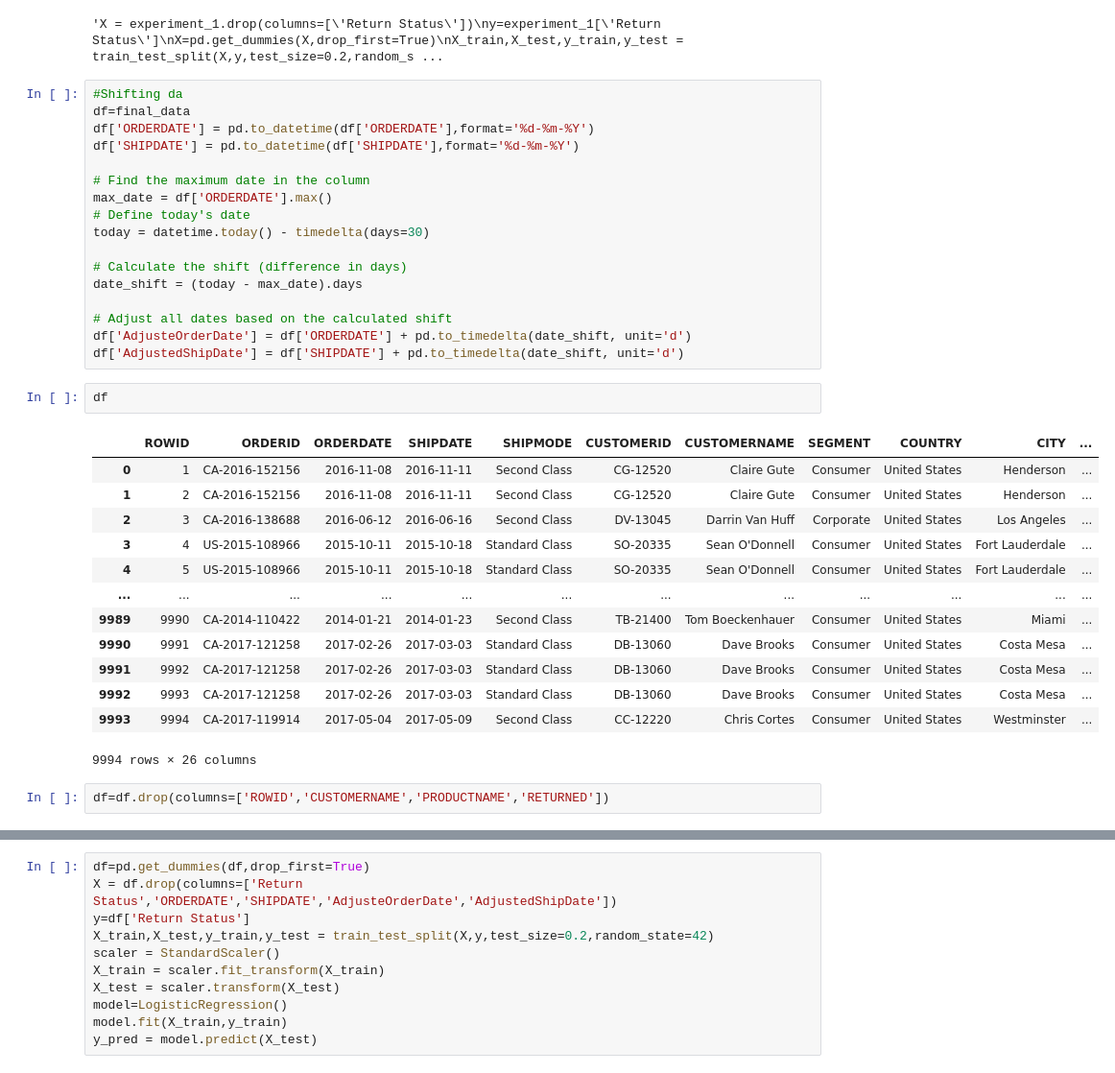
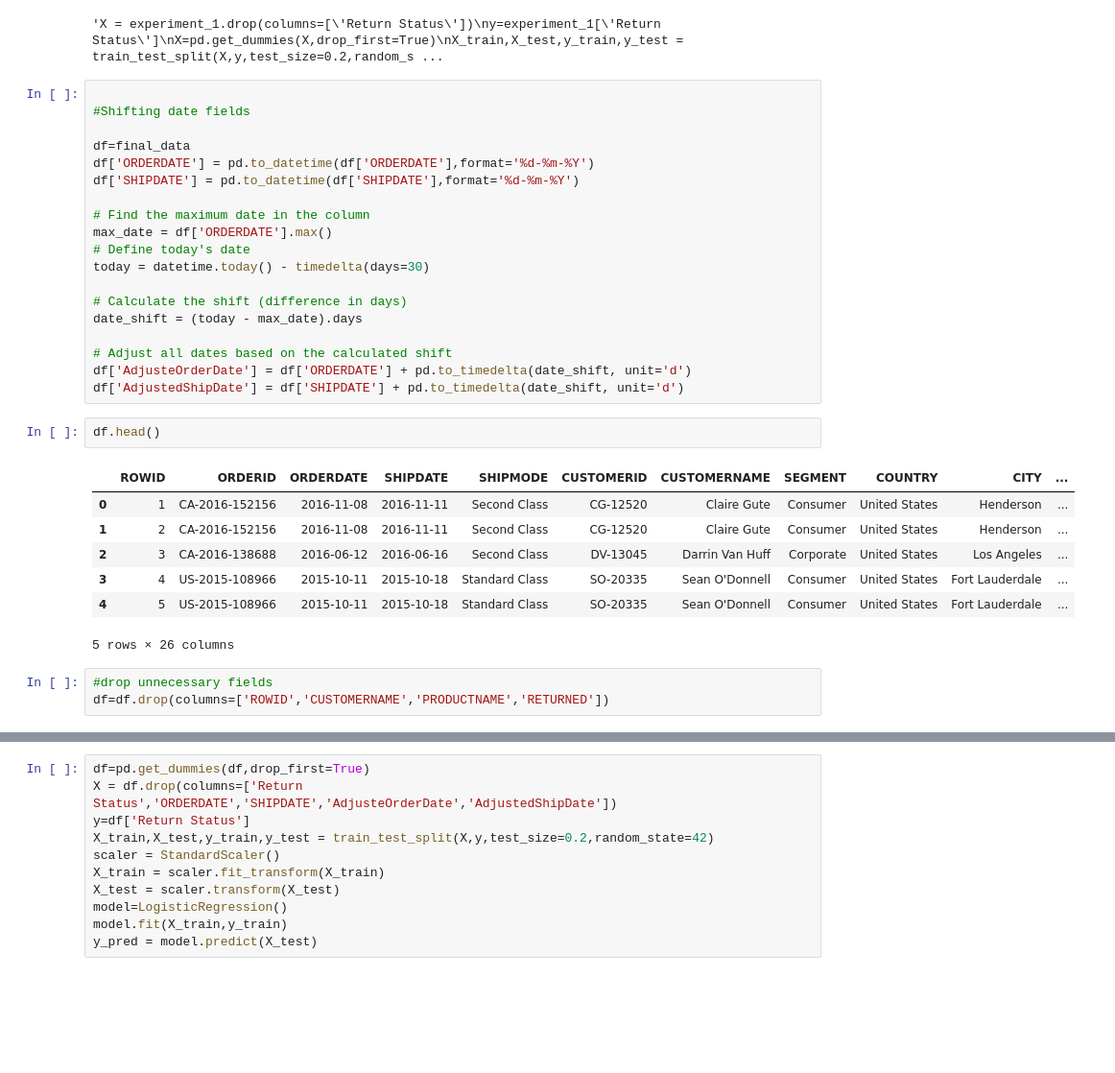
Before and after one commit to MandalaSandeep0704/Sandeep, a Jupyter notebook: Untitled.ipynb, the cells around one changed output, grey strips where cells are left out. Shown: that part at 96% size. Drawn from its saved outputs; the diff is of its cells as text; blank space fills up the shorter version.

```diff
--- a/Untitled.ipynb
+++ b/Untitled.ipynb
@@ -259,7 +259,9 @@ for name,model in models.items():
 # %% [output]
 'X = experiment_1.drop(columns=[\'Return Status\'])\ny=experiment_1[\'Return Status\']\nX=pd.get_dummies(X,drop_first=True)\nX_train,X_test,y_train,y_test = train_test_split(X,y,test_size=0.2,random_s ...
 # %%
-#Shifting da
+
+#Shifting date fields
+
 df=final_data
 df['ORDERDATE'] = pd.to_datetime(df['ORDERDATE'],format='%d-%m-%Y')
 df['SHIPDATE'] = pd.to_datetime(df['SHIPDATE'],format='%d-%m-%Y')
@@ -276,20 +278,15 @@ date_shift = (today - max_date).days
 df['AdjusteOrderDate'] = df['ORDERDATE'] + pd.to_timedelta(date_shift, unit='d')
 df['AdjustedShipDate'] = df['SHIPDATE'] + pd.to_timedelta(date_shift, unit='d')
 # %%
-df
+df.head()
 # %% [output]
 |  | ROWID | ORDERID | ORDERDATE | SHIPDATE | SHIPMODE | CUSTOMERID | CUSTOMERNAME | SEGMENT | COUNTRY | CITY | ... |
 | 0 | 1 | CA-2016-152156 | 2016-11-08 | 2016-11-11 | Second Class | CG-12520 | Claire Gute | Consumer | United States | Henderson | ... |
 | 1 | 2 | CA-2016-152156 | 2016-11-08 | 2016-11-11 | Second Class | CG-12520 | Claire Gute | Consumer | United States | Henderson | ... |
 | 2 | 3 | CA-2016-138688 | 2016-06-12 | 2016-06-16 | Second Class | DV-13045 | Darrin Van Huff | Corporate | United States | Los Angeles | ... |
 | 3 | 4 | US-2015-108966 | 2015-10-11 | 2015-10-18 | Standard Class | SO-20335 | Sean O'Donnell | Consumer | United States | Fort Lauderdale | ... |
 | 4 | 5 | US-2015-108966 | 2015-10-11 | 2015-10-18 | Standard Class | SO-20335 | Sean O'Donnell | Consumer | United States | Fort Lauderdale | ... |
-| ... | ... | ... | ... | ... | ... | ... | ... | ... | ... | ... | ... |
-| 9989 | 9990 | CA-2014-110422 | 2014-01-21 | 2014-01-23 | Second Class | TB-21400 | Tom Boeckenhauer | Consumer | United States | Miami | ... |
-| 9990 | 9991 | CA-2017-121258 | 2017-02-26 | 2017-03-03 | Standard Class | DB-13060 | Dave Brooks | Consumer | United States | Costa Mesa | ... |
-| 9991 | 9992 | CA-2017-121258 | 2017-02-26 | 2017-03-03 | Standard Class | DB-13060 | Dave Brooks | Consumer | United States | Costa Mesa | ... |
-| 9992 | 9993 | CA-2017-121258 | 2017-02-26 | 2017-03-03 | Standard Class | DB-13060 | Dave Brooks | Consumer | United States | Costa Mesa | ... |
-| 9993 | 9994 | CA-2017-119914 | 2017-05-04 | 2017-05-09 | Second Class | CC-12220 | Chris Cortes | Consumer | United States | Westminster | ... |
-9994 rows × 26 columns
+5 rows × 26 columns
 # %%
+#drop unnecessary fields
 df=df.drop(columns=['ROWID','CUSTOMERNAME','PRODUCTNAME','RETURNED'])
```
Also changed, not shown: parts of 2 cells of this notebook.
